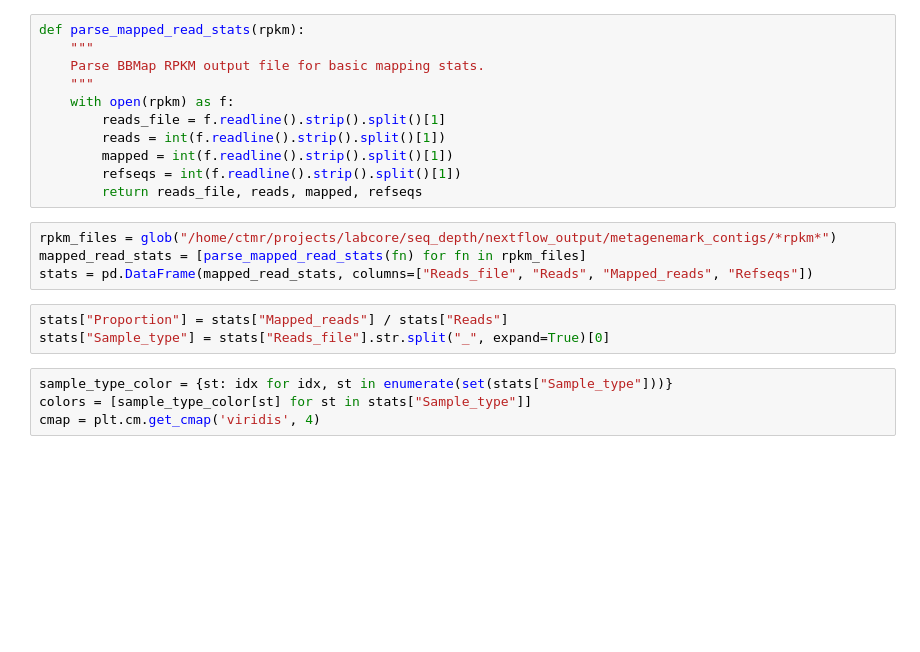
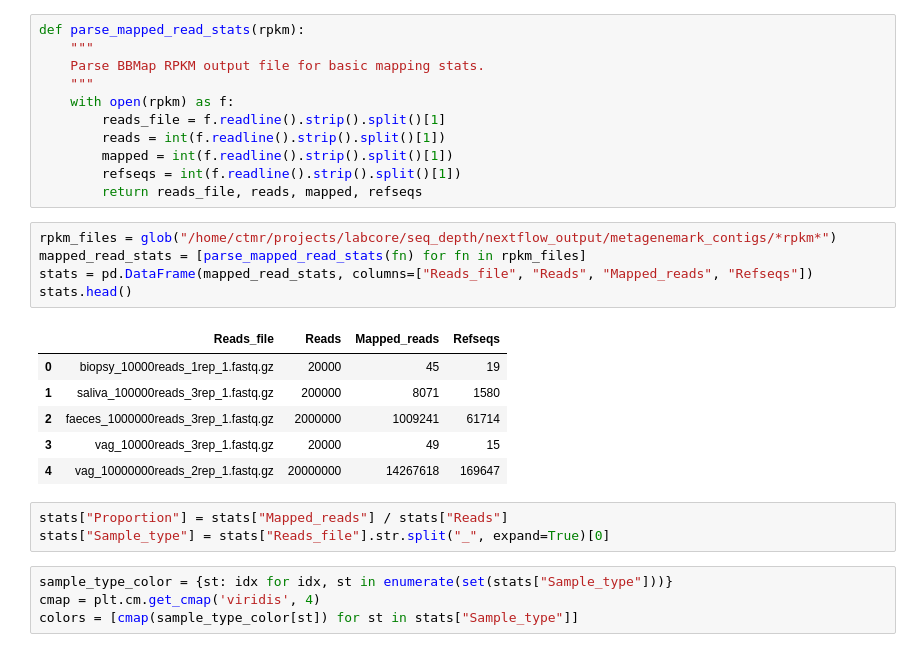
Before and after one commit to ctmrbio/estimate_seq_depth_notebooks, a Jupyter notebook: Prop_reads_mapped_to_orfs.ipynb, the cells around one changed output. Saved outputs shown, nothing was run; the diff lists cells and outputs as text; blank space fills up the shorter version.

```diff
--- a/Prop_reads_mapped_to_orfs.ipynb
+++ b/Prop_reads_mapped_to_orfs.ipynb
@@ -22,12 +22,20 @@ def parse_mapped_read_stats(rpkm):
 # %%
 rpkm_files = glob("/home/ctmr/projects/labcore/seq_depth/nextflow_output/metagenemark_contigs/*rpkm*")
 mapped_read_stats = [parse_mapped_read_stats(fn) for fn in rpkm_files]
 stats = pd.DataFrame(mapped_read_stats, columns=["Reads_file", "Reads", "Mapped_reads", "Refseqs"])
+stats.head()
+# %% [output]
+|  | Reads_file | Reads | Mapped_reads | Refseqs |
+| 0 | biopsy_10000reads_1rep_1.fastq.gz | 20000 | 45 | 19 |
+| 1 | saliva_100000reads_3rep_1.fastq.gz | 200000 | 8071 | 1580 |
+| 2 | faeces_1000000reads_3rep_1.fastq.gz | 2000000 | 1009241 | 61714 |
+| 3 | vag_10000reads_3rep_1.fastq.gz | 20000 | 49 | 15 |
+| 4 | vag_10000000reads_2rep_1.fastq.gz | 20000000 | 14267618 | 169647 |
 # %%
 stats["Proportion"] = stats["Mapped_reads"] / stats["Reads"]
 stats["Sample_type"] = stats["Reads_file"].str.split("_", expand=True)[0]
 # %%
 sample_type_color = {st: idx for idx, st in enumerate(set(stats["Sample_type"]))}
-colors = [sample_type_color[st] for st in stats["Sample_type"]]
 cmap = plt.cm.get_cmap('viridis', 4)
+colors = [cmap(sample_type_color[st]) for st in stats["Sample_type"]]
 # %%
```
Also changed, not shown: parts of 1 cell of this notebook, 11 other files.
